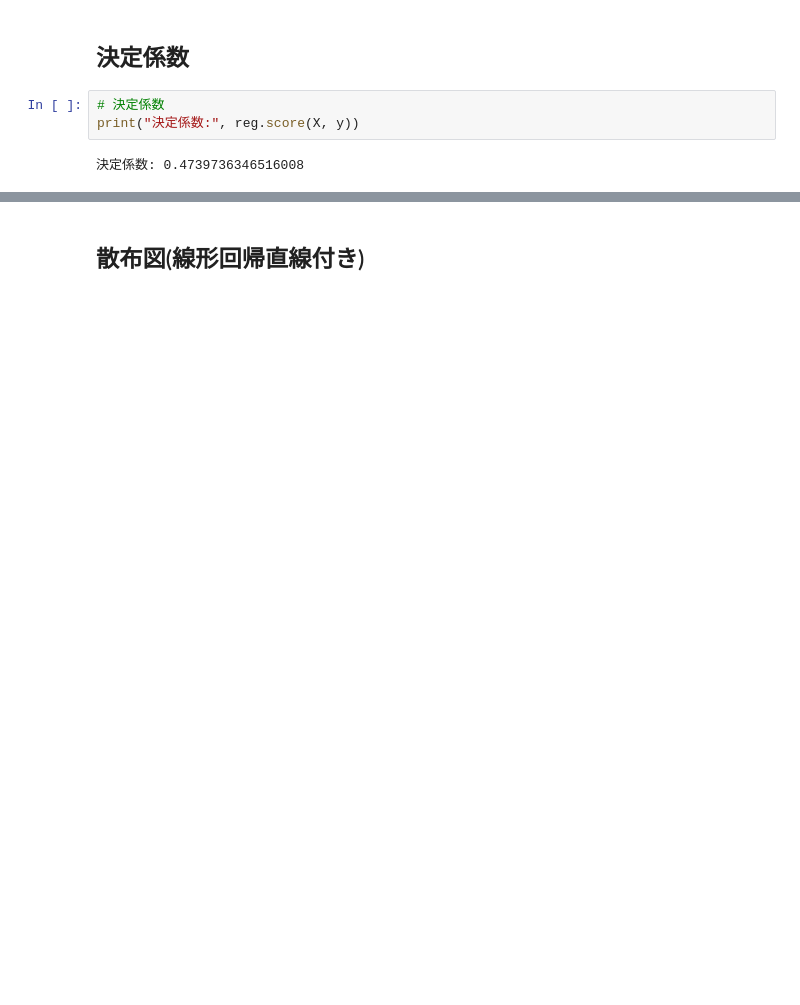
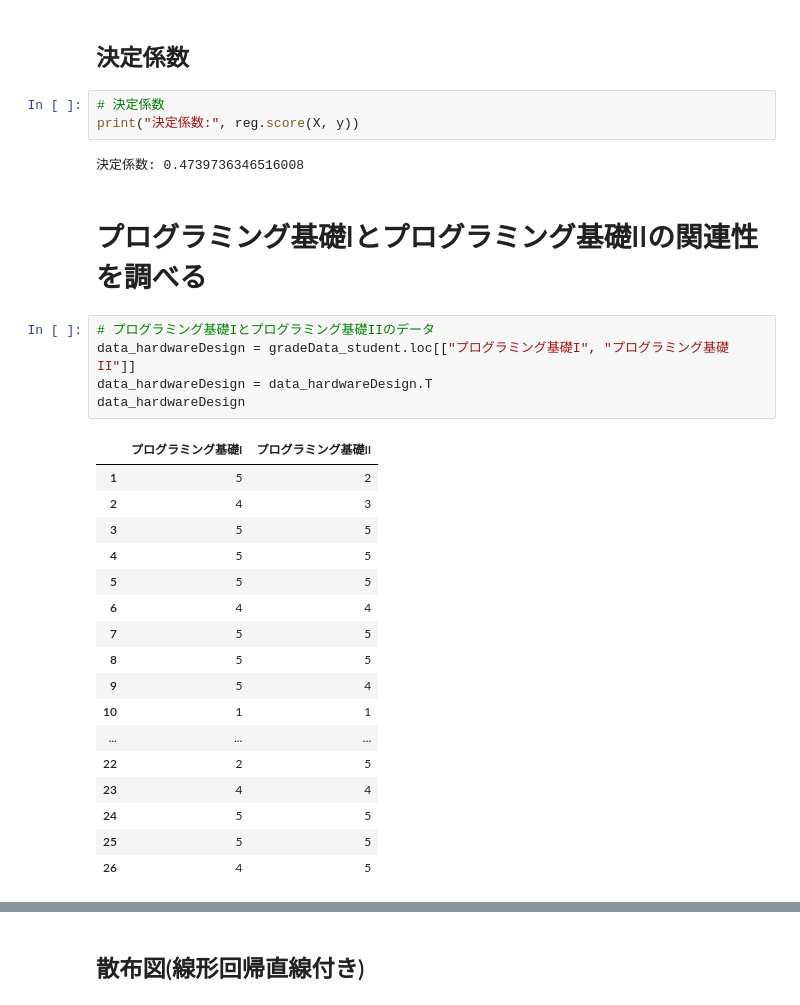
Before and after one commit to ltpdo/GradeDistribution, a Jupyter notebook: 成績原簿の仕分け.ipynb, the cells around one changed output, grey strips where cells are left out. Saved outputs shown, nothing was run; the diff lists cells and outputs as text; blank space fills up the shorter version.

```diff
--- a/成績原簿の仕分け.ipynb
+++ b/成績原簿の仕分け.ipynb
@@ -444,3 +465,28 @@ print("切片:", reg.intercept_)
 print("決定係数:", reg.score(X, y))
 # %% [output]
 決定係数: 0.4739736346516008
+# %% [markdown]
+# プログラミング基礎Iとプログラミング基礎IIの関連性を調べる
+# %%
+# プログラミング基礎Iとプログラミング基礎IIのデータ
+data_hardwareDesign = gradeData_student.loc[["プログラミング基礎I", "プログラミング基礎II"]]
+data_hardwareDesign = data_hardwareDesign.T
+data_hardwareDesign
+# %% [output]
+|  | プログラミング基礎I | プログラミング基礎II |
+| 1 | 5 | 2 |
+| 2 | 4 | 3 |
+| 3 | 5 | 5 |
+| 4 | 5 | 5 |
+| 5 | 5 | 5 |
+| 6 | 4 | 4 |
+| 7 | 5 | 5 |
+| 8 | 5 | 5 |
+| 9 | 5 | 4 |
+| 10 | 1 | 1 |
+| ... | ... | ... |
+| 22 | 2 | 5 |
+| 23 | 4 | 4 |
+| 24 | 5 | 5 |
+| 25 | 5 | 5 |
+| 26 | 4 | 5 |
```
Also changed, not shown: parts of 46 cells of this notebook.
